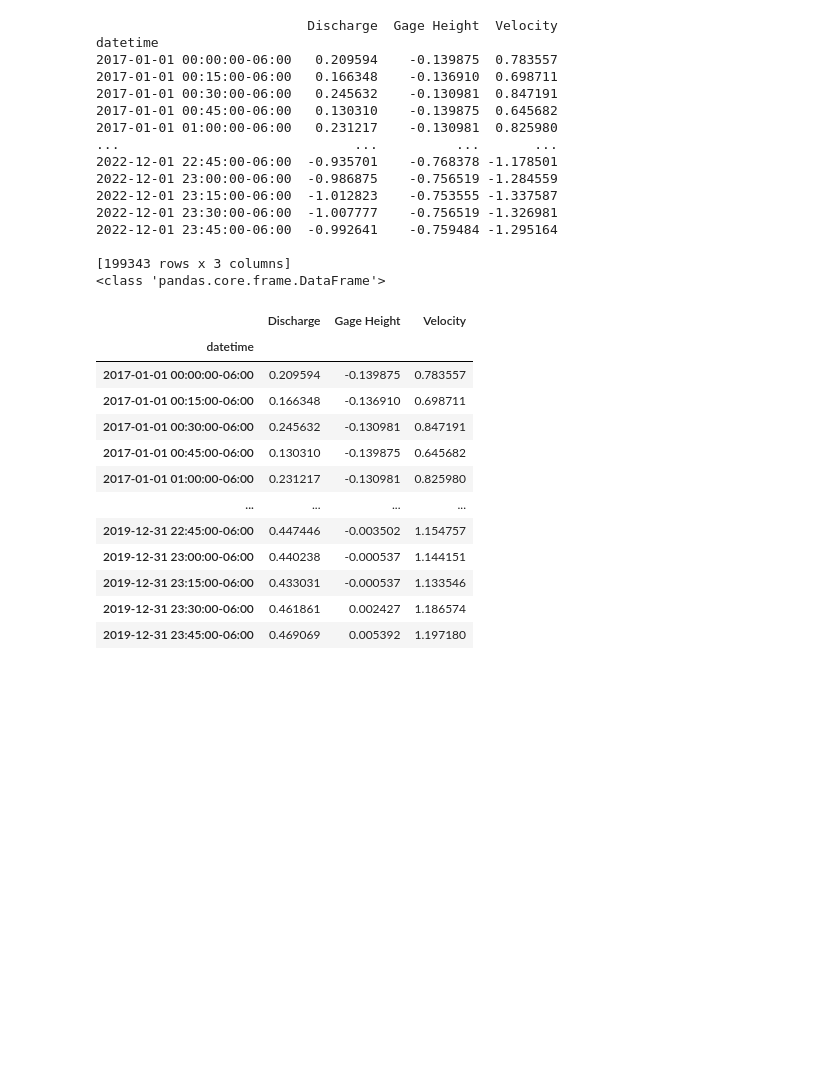
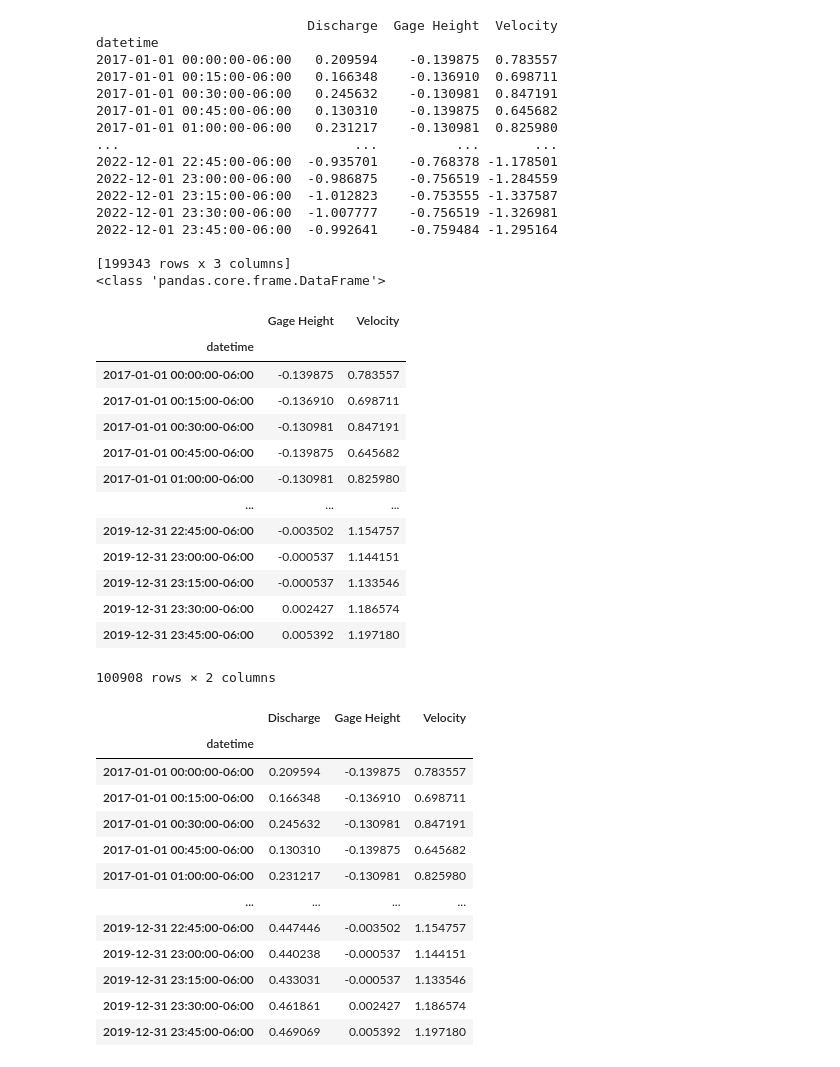
Before and after one commit to mikafur32/Hysterisis-ML-Modeling, a Jupyter notebook: LSTM Lag V2.ipynb, the cells around one changed output. Saved outputs shown, nothing was run; the diff lists cells and outputs as text; code cells hidden in the pictures; blank space fills up the shorter version.

```diff
--- a/LSTM Lag V2.ipynb
+++ b/LSTM Lag V2.ipynb
@@ -138,6 +123,25 @@ datetime
 
 train_scaled = df_scaled['2017':'2020'] # Years 2017, 2018 and 2019 (this includes training and validation data)
 test_scaled = df_scaled['2020':'2021'] # Year of 2020
+# %%
+# We do not want to be training with the discharge we are attempting to replace
+dfx = train_scaled.drop("Discharge", axis= 1)
+dfx
+# %% [output]
+|  | Gage Height | Velocity |
+| datetime |  |  |
+| 2017-01-01 00:00:00-06:00 | -0.139875 | 0.783557 |
+| 2017-01-01 00:15:00-06:00 | -0.136910 | 0.698711 |
+| 2017-01-01 00:30:00-06:00 | -0.130981 | 0.847191 |
+| 2017-01-01 00:45:00-06:00 | -0.139875 | 0.645682 |
+| 2017-01-01 01:00:00-06:00 | -0.130981 | 0.825980 |
+| ... | ... | ... |
+| 2019-12-31 22:45:00-06:00 | -0.003502 | 1.154757 |
+| 2019-12-31 23:00:00-06:00 | -0.000537 | 1.144151 |
+| 2019-12-31 23:15:00-06:00 | -0.000537 | 1.133546 |
+| 2019-12-31 23:30:00-06:00 | 0.002427 | 1.186574 |
+| 2019-12-31 23:45:00-06:00 | 0.005392 | 1.197180 |
+100908 rows × 2 columns
 # %%
 train_scaled
 # %% [output]
```
Also changed, not shown: parts of 11 cells of this notebook, 4 other files.
